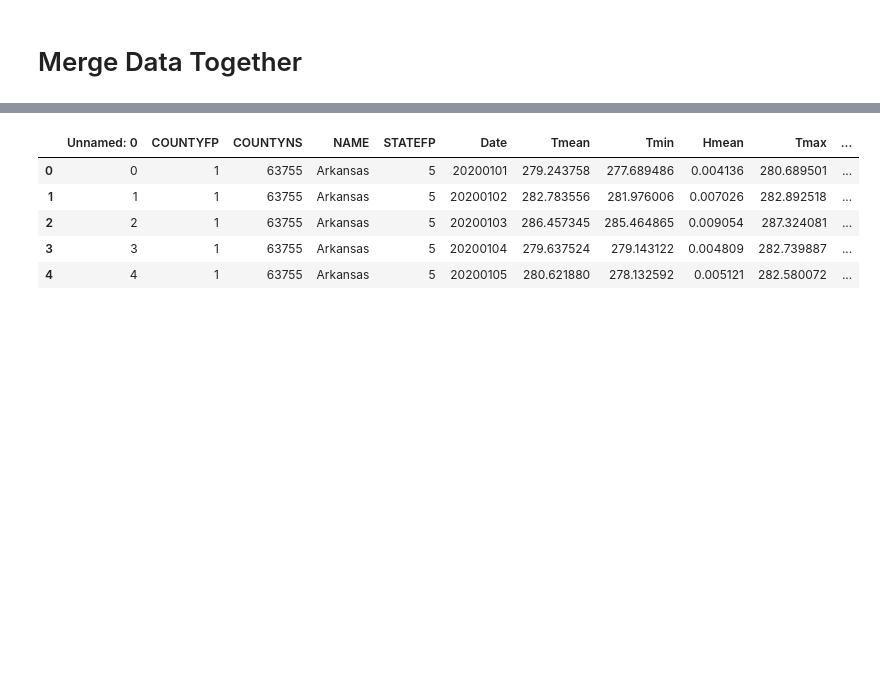
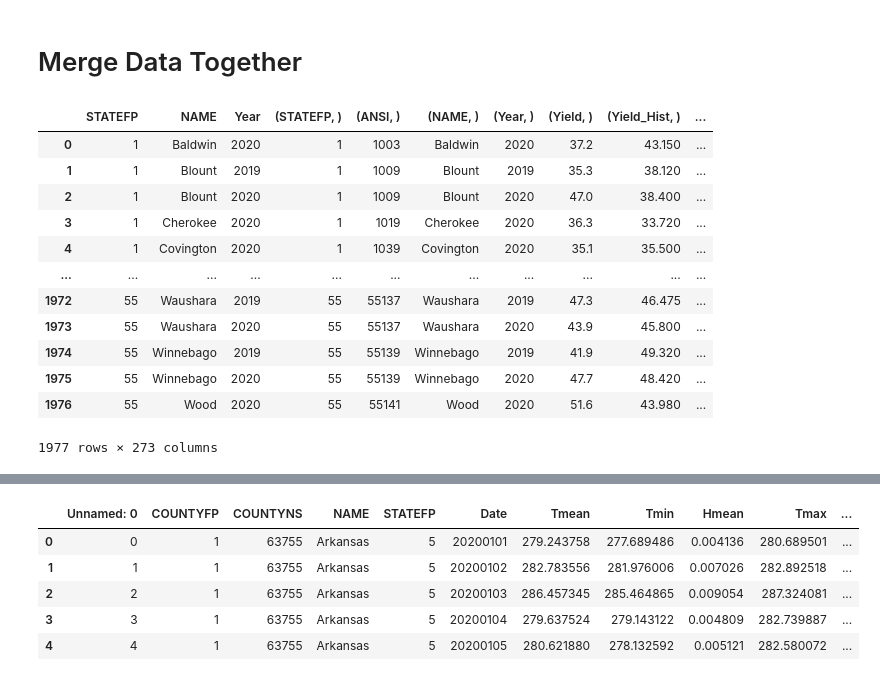
Before and after one commit to suffenjoy/Corn_Soy_Yield_Prediction_S2, a Jupyter notebook: Corn_Soy_Yield_DataCleaning.ipynb, the cells around one changed output, grey strips where cells are left out. Cells and saved outputs as stored; diff of their text form; code cells hidden in the pictures; blank space fills up the shorter version.

```diff
--- a/Corn_Soy_Yield_DataCleaning.ipynb
+++ b/Corn_Soy_Yield_DataCleaning.ipynb
@@ -462,0 +513,16 @@ df_pivot_nona.head()
+# %%
+df_crop_pivot_nona_soil
+# %% [output]
+|  | STATEFP | NAME | Year | (STATEFP, ) | (ANSI, ) | (NAME, ) | (Year, ) | (Yield, ) | (Yield_Hist, ) | ... |
+| 0 | 1 | Baldwin | 2020 | 1 | 1003 | Baldwin | 2020 | 37.2 | 43.150 | ... |
+| 1 | 1 | Blount | 2019 | 1 | 1009 | Blount | 2019 | 35.3 | 38.120 | ... |
+| 2 | 1 | Blount | 2020 | 1 | 1009 | Blount | 2020 | 47.0 | 38.400 | ... |
+| 3 | 1 | Cherokee | 2020 | 1 | 1019 | Cherokee | 2020 | 36.3 | 33.720 | ... |
+| 4 | 1 | Covington | 2020 | 1 | 1039 | Covington | 2020 | 35.1 | 35.500 | ... |
+| ... | ... | ... | ... | ... | ... | ... | ... | ... | ... | ... |
+| 1972 | 55 | Waushara | 2019 | 55 | 55137 | Waushara | 2019 | 47.3 | 46.475 | ... |
+| 1973 | 55 | Waushara | 2020 | 55 | 55137 | Waushara | 2020 | 43.9 | 45.800 | ... |
+| 1974 | 55 | Winnebago | 2019 | 55 | 55139 | Winnebago | 2019 | 41.9 | 49.320 | ... |
+| 1975 | 55 | Winnebago | 2020 | 55 | 55139 | Winnebago | 2020 | 47.7 | 48.420 | ... |
+| 1976 | 55 | Wood | 2020 | 55 | 55141 | Wood | 2020 | 51.6 | 43.980 | ... |
+1977 rows × 273 columns
```
Also changed, not shown: parts of 14 cells of this notebook.
